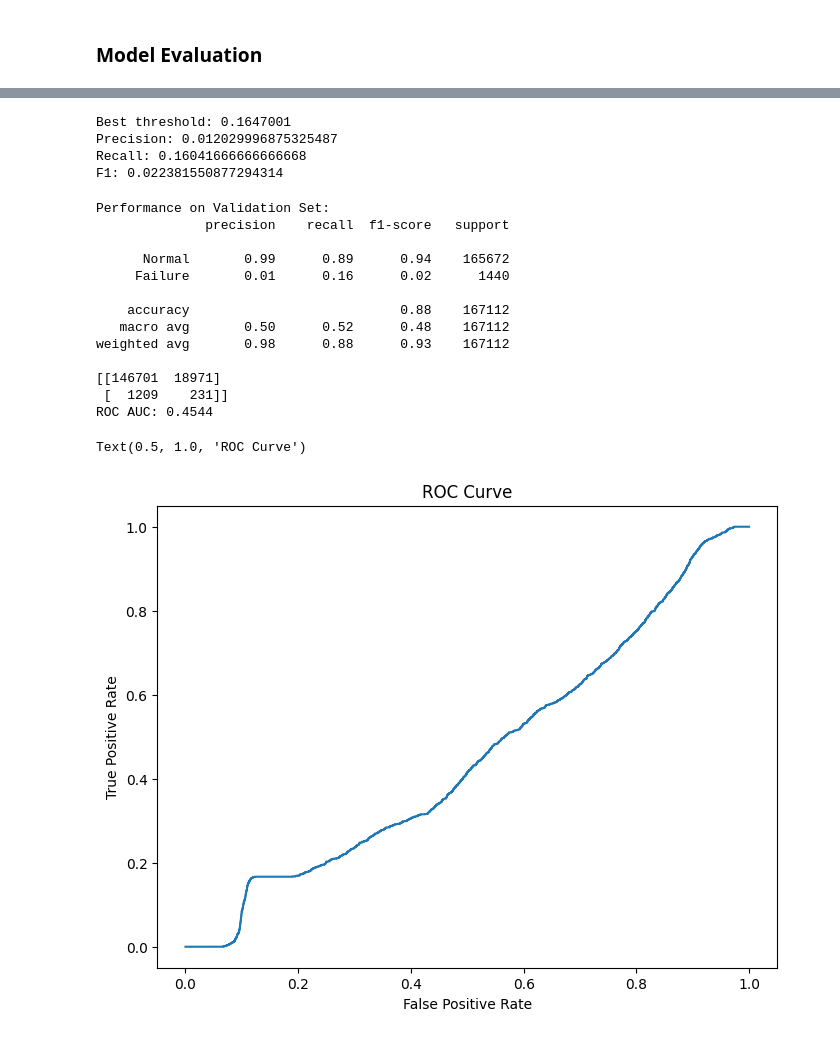
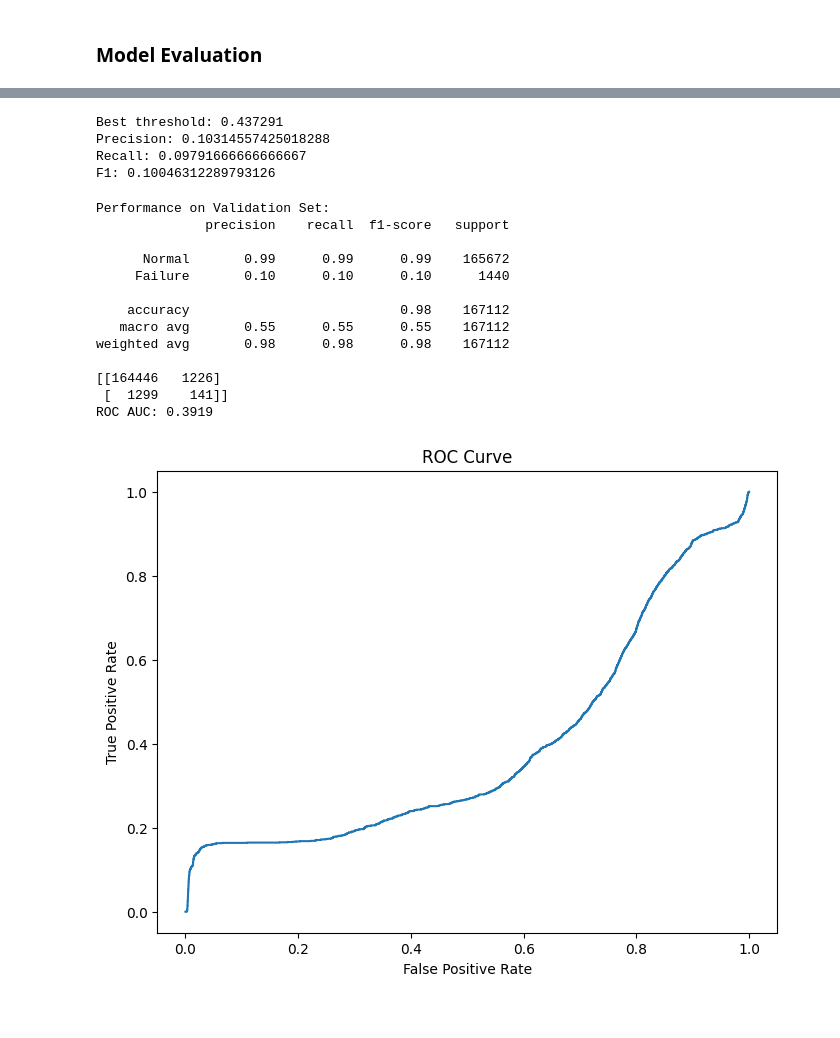
Before and after one commit to libao3128/predictive_maintenance, a Jupyter notebook: train_model_local.ipynb, the cells around one changed output, grey strips where cells are left out. Saved outputs shown, nothing was run; the diff lists cells and outputs as text; code cells hidden in the pictures.

```diff
--- a/train_model_local.ipynb
+++ b/train_model_local.ipynb
@@ -49,0 +54,2 @@ failure_sessions = failure_sessions[failure_sessions['maintenance'] == False]
+# %%
+filtered_data = inverter_data[['event_local_time', 'device_name'] + feature_cols].copy()
@@ -50,7 +88,7 @@ failure_sessions = failure_sessions[failure_sessions['maintenance'] == False]
 # %% [markdown]
 ### Data Cleaning
 # %%
-print("inverter_data shape:", inverter_data.shape)
-filtered_data = exclude_periods_from_data(inverter_data, exclude_periods)
+print("inverter_data shape:", downsampled_data.shape)
+filtered_data = exclude_periods_from_data(downsampled_data, exclude_periods)
 print("Excluded data shape:", filtered_data.shape)
 # %% [output]
@@ -114,5 +128,5 @@ if "metric.STATUS_AC_MOD_ADMISSION_TEMP.MEASURED" in filtered_data.columns:
 # %% [markdown]
 ### Data Labeling
 # %%
-labeled_df = prepare_dataset(downsampled_data, failure_sessions, pre_days=pre_day)
+labeled_df = prepare_dataset(filtered_data, failure_sessions, pre_days=pre_day)
 # %% [output]
@@ -349,2 +335,2 @@ def evaluate_model(model, data_loader, best_threshold=0.5, device='cuda', criter
 # %%
-model.load_state_dict(torch.load(r'model\0812_2019\best_model.pth', weights_only=True))
+model.load_state_dict(torch.load(r'model\0813_0202\best_model.pth', weights_only=True))
@@ -390,40 +379,29 @@ print("Precision:", precisions[best_idx])
 print("Recall:", recalls[best_idx])
 print("F1:", f1_scores[best_idx])
 # %% [output]
-Best threshold: 0.1647001
-Precision: 0.012029996875325487
-Recall: 0.16041666666666668
-F1: 0.022381550877294314
+Best threshold: 0.437291
+Precision: 0.10314557425018288
+Recall: 0.09791666666666667
+F1: 0.10046312289793126
 # %%
 predictions = (outputs >= best_threshold).astype(int)
 print("Performance on Validation Set:")
-print(classification_report(trues, predictions , target_names=['Normal', 'Failure']))
-print(confusion_matrix(trues, predictions ))
-roc_auc = roc_auc_score(trues, outputs)
-print(f"ROC AUC: {roc_auc:.4f}")
-curve = roc_curve(trues, outputs)
-
-plt.figure(figsize=(8, 6))
-plt.plot(curve[0], curve[1], label='ROC Curve')
-plt.xlabel('False Positive Rate')
-plt.ylabel('True Positive Rate')
-plt.title('ROC Curve')
+generate_report(trues, predictions, outputs)
 # %% [output]
 Performance on Validation Set:
               precision    recall  f1-score   support
 
-      Normal       0.99      0.89      0.94    165672
-     Failure       0.01      0.16      0.02      1440
+      Normal       0.99      0.99      0.99    165672
+     Failure       0.10      0.10      0.10      1440
 
-    accuracy                           0.88    167112
-   macro avg       0.50      0.52      0.48    167112
-weighted avg       0.98      0.88      0.93    167112
+    accuracy                           0.98    167112
+   macro avg       0.55      0.55      0.55    167112
+weighted avg       0.98      0.98      0.98    167112
 
-[[146701  18971]
- [  1209    231]]
-ROC AUC: 0.4544
+[[164446   1226]
+ [  1299    141]]
+ROC AUC: 0.3919
-Text(0.5, 1.0, 'ROC Curve')
-[figure, old version]
+[figure, new version]
 # %%
 print("Performance on Test Set:")
 evaluate_model(model, test_loader, best_threshold=best_threshold, device='cuda', criterion=criterion)
```
Also changed, not shown: parts of 30 cells of this notebook, 52 other files.
